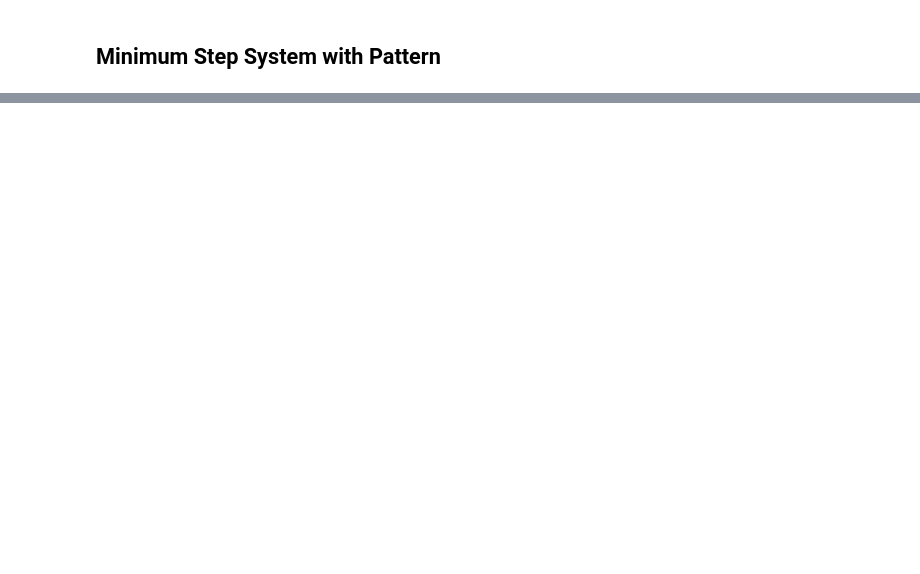
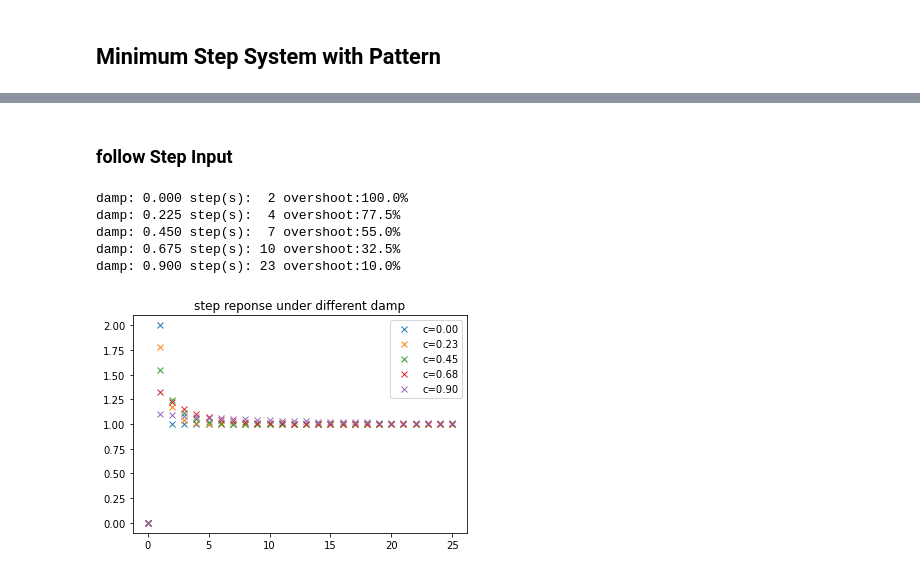
Before and after one commit to xsro/university-learning-code, a Jupyter notebook: 6计算机控制/3最小拍控制系统/MinimumStepControl.ipynb, the cells around one changed output, grey strips where cells are left out. Cells and saved outputs as stored; diff of their text form; code cells hidden in the pictures; blank space fills up the shorter version.

```diff
--- a/6计算机控制/3最小拍控制系统/MinimumStepControl.ipynb
+++ b/6计算机控制/3最小拍控制系统/MinimumStepControl.ipynb
@@ -54,0 +145,23 @@ plt.show()
+# %% [markdown]
+### follow Step Input
+# %%
+plt.figure()
+for c in np.linspace(0,0.9,5):
+    WB=WB_addDamp(c)
+    t,y=co.step_response(WB)
+    e=1-y
+    plt.plot(t,y,'x',label="c={:.2f}".format(c))
+    overshoot=max(y-1)/1
+    for i in range(1,len(e)-1):
+        if abs(y[i]-1) < 0.01:
+            print("damp: %.3f step(s):%3d overshoot:%-3.1f%%" % (c,i,overshoot*100))
+            break
+plt.title("step reponse under different damp")
+plt.legend();plt.show()
+# %% [output]
+damp: 0.000 step(s):  2 overshoot:100.0%
+damp: 0.225 step(s):  4 overshoot:77.5%
+damp: 0.450 step(s):  7 overshoot:55.0%
+damp: 0.675 step(s): 10 overshoot:32.5%
+damp: 0.900 step(s): 23 overshoot:10.0%
+[figure, added]
```
Also changed, not shown: parts of 13 cells of this notebook, 1 other file.
